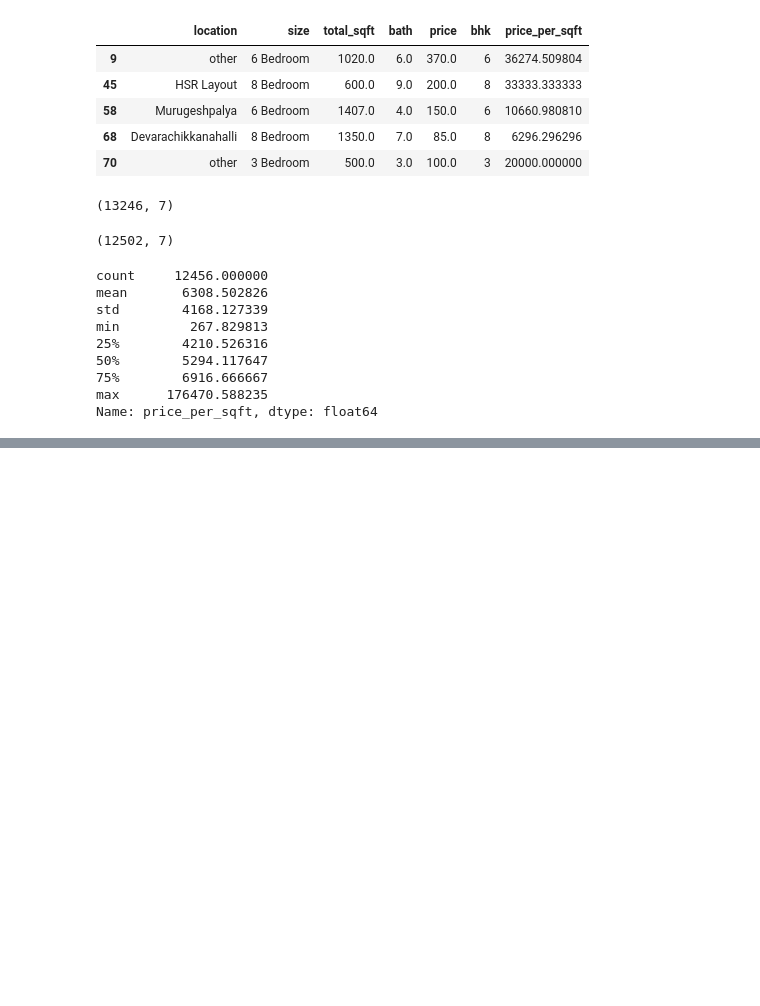
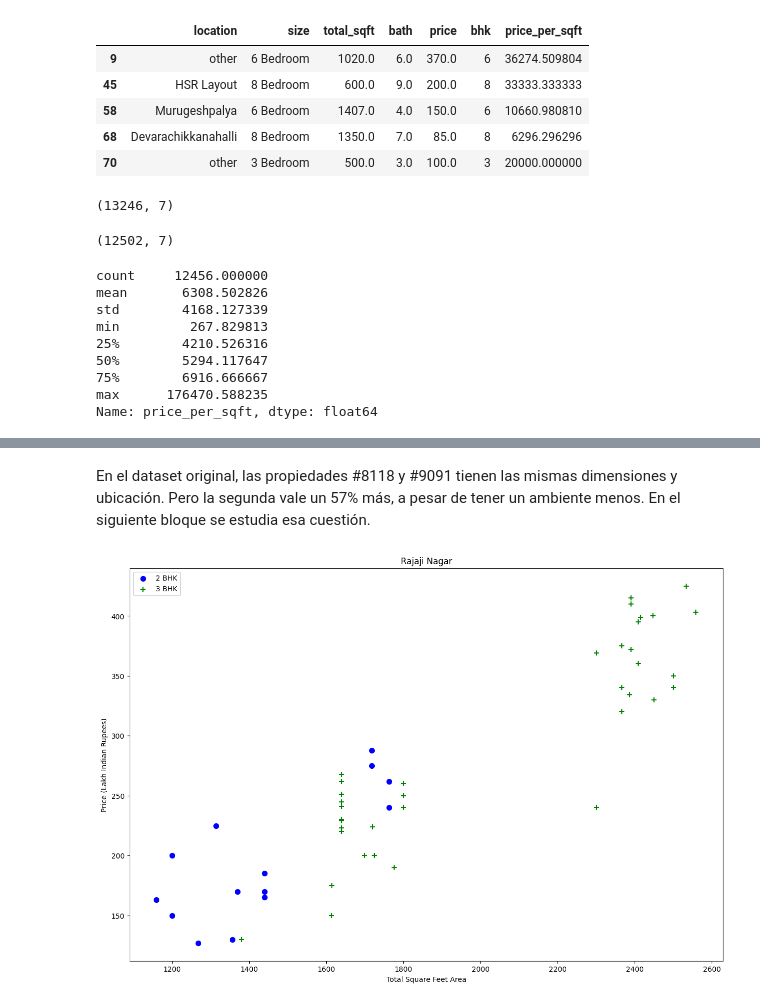
Before and after one commit to martinmdl/data_analysis-power_bi, a Jupyter notebook: main.ipynb, the cells around one changed output, grey strips where cells are left out. Saved outputs shown, nothing was run; the diff lists cells and outputs as text; code cells hidden in the pictures; blank space fills up the shorter version.

```diff
--- a/main.ipynb
+++ b/main.ipynb
@@ -322,0 +327,18 @@ print(df7.shape)
+# %% [markdown]
+En el dataset original, las propiedades #8118 y #9091 tienen las mismas dimensiones y ubicación. Pero la segunda vale un 57% más, a pesar de tener un ambiente menos. En el siguiente bloque se estudia esa cuestión.
+# %%
+def plot_scatter_chart(df,location):
+    bhk2 = df[(df.location==location) & (df.bhk==2)]
+    bhk3 = df[(df.location==location) & (df.bhk==3)]
+    matplotlib.rcParams['figure.figsize'] = (15,10)
+    plt.scatter(bhk2.total_sqft,bhk2.price,color='blue',label='2 BHK', s=50)
+    plt.scatter(bhk3.total_sqft,bhk3.price,marker='+', color='green',label='3 BHK', s=50)
+    plt.xlabel("Total Square Feet Area")
+    plt.ylabel("Price (Lakh Indian Rupees)")
+    plt.title(location)
+    plt.legend()
+# %%
+# en el centro del gráfico se observa el problema (los outliers)
+plot_scatter_chart(df7,"Rajaji Nagar")
+# %% [output]
+[figure, added]
```
Also changed, not shown: parts of 31 cells of this notebook.
